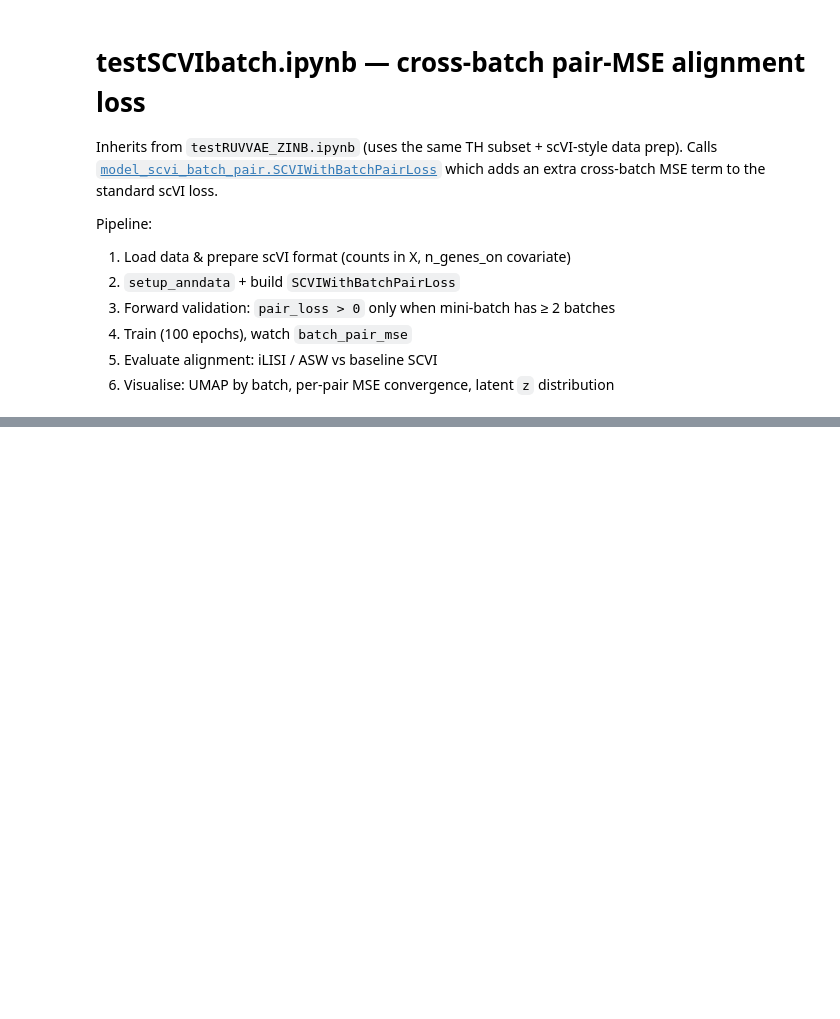
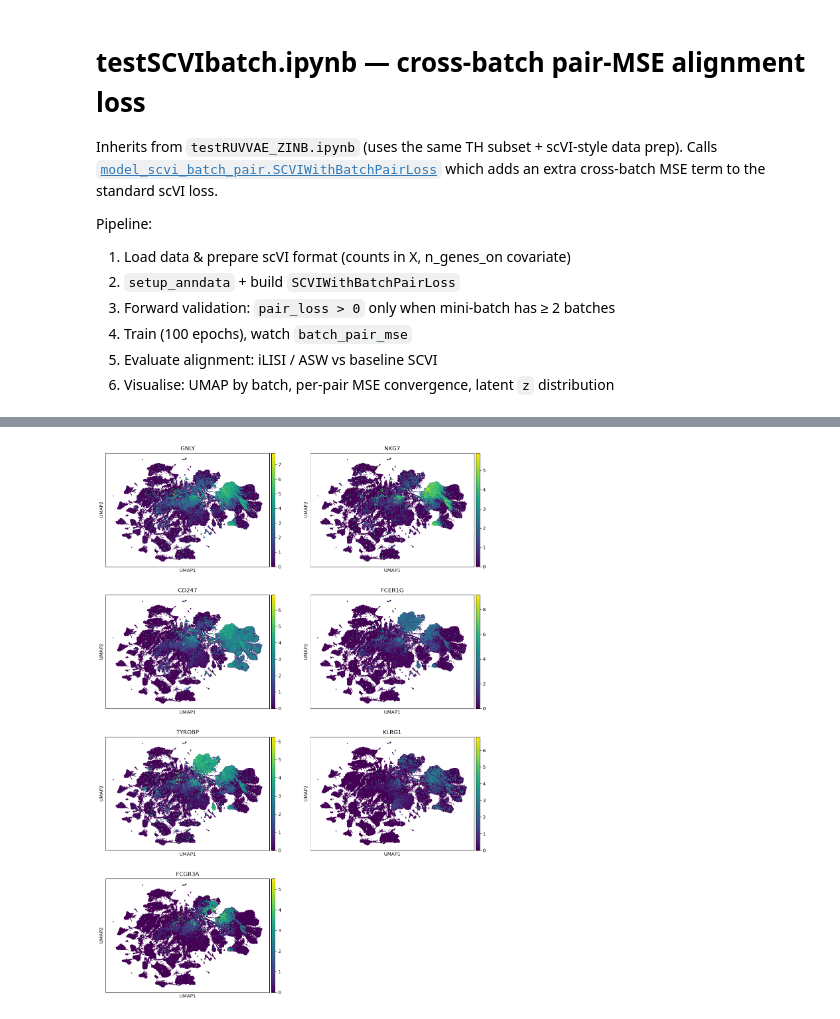
Before and after one commit to juychen/RUVDEG, a Jupyter notebook: postanalysis.ipynb, the cells around one changed output, grey strips where cells are left out. Saved outputs shown, nothing was run; the diff lists cells and outputs as text; code cells hidden in the pictures; blank space fills up the shorter version.

```diff
--- a/postanalysis.ipynb
+++ b/postanalysis.ipynb
@@ -135,0 +205,2 @@ for col in["meta_H1975","meta_H2228","meta_HCC827"]:
+# %%
+adata.var_names = adata.var['gene_symbol'].values
@@ -135,0 +224,2 @@ for col in["meta_H1975","meta_H2228","meta_HCC827"]:
+# %%
+df_meta = pd.read_csv('/data1st1/junyi/correctdata/GSE133549/HCA_meta.csv', index_col=0 )
@@ -135,0 +240,2 @@ for col in["meta_H1975","meta_H2228","meta_HCC827"]:
+# %%
+df_merge = pd.merge(adata.obs, df_meta, left_index=True, right_index=True, how='left')
@@ -135,0 +260,2 @@ for col in["meta_H1975","meta_H2228","meta_HCC827"]:
+# %%
+adata.obs = df_merge
@@ -135,0 +295,10 @@ for col in["meta_H1975","meta_H2228","meta_HCC827"]:
+# %%
+sc.pl.umap(
+    adata,
+    color=["GNLY", "NKG7", "CD247", "FCER1G", "TYROBP", "KLRG1", "FCGR3A"],
+    # Setting a smaller point size to get prevent overlap
+    ncols=2,
+    size=10,
+)
+# %% [output]
+[figure, added]
```
Also changed, not shown: parts of 34 cells of this notebook, 6 other files.
